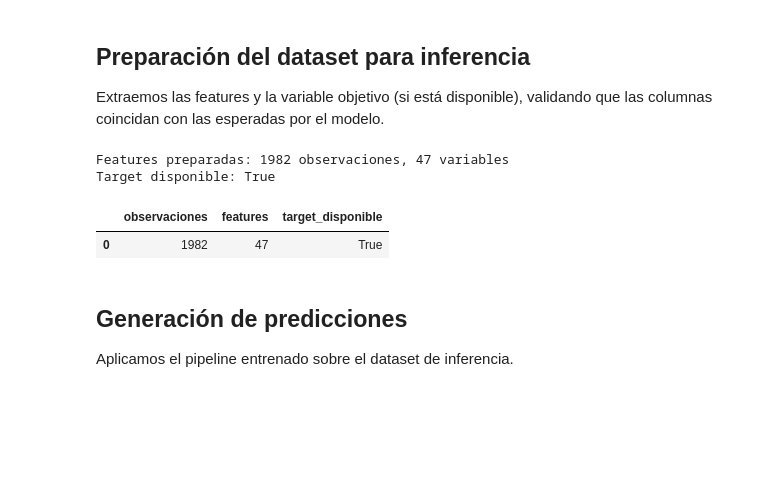
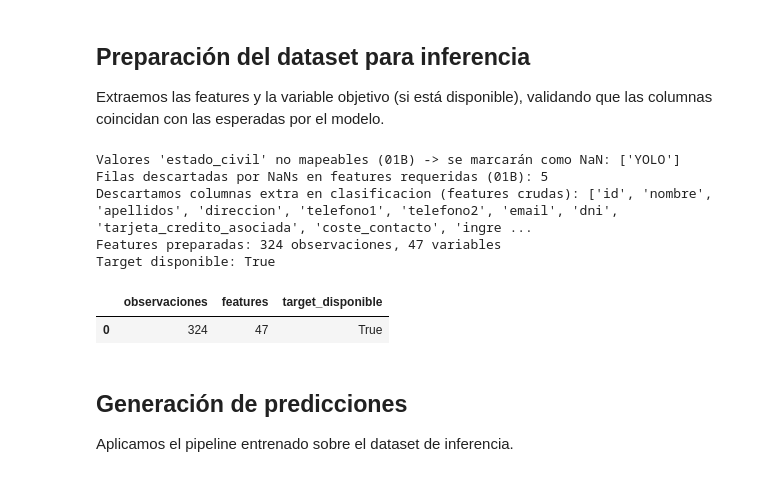
Before and after one commit to alanslzrr/machine-learning-customer-analytics-retail, a Jupyter notebook: proyecto_03_inferencia.ipynb, the cells around one changed output. Cells and saved outputs as stored; diff of their text form; code cells hidden in the pictures; blank space fills up the shorter version.

```diff
--- a/proyecto_03_inferencia.ipynb
+++ b/proyecto_03_inferencia.ipynb
@@ -19,7 +19,7 @@ warnings.filterwarnings('ignore')
 TAREA: Literal["clasificacion", "regresion"] = "clasificacion"
 
 # Rutas - Modificar DATA_FILE para aplicar sobre datos nuevos
-DATA_FILE = Path("data/interim/supermercado_limpio.csv")
+DATA_FILE = Path("data/proy_supermercado_test.csv")
 
 MODEL_FILE = Path("models/pipeline_clasificacion_sin_leakage.pkl") if TAREA == "clasificacion" else Path("models/pipeline_regresion_sin_leakage.pkl")
 
@@ -129,57 +397,34 @@ def preparar_regresion(df: pd.DataFrame, meta: dict) -> Tuple[pd.DataFrame, pd.S
 
 Extraemos las features y la variable objetivo (si está disponible), validando que las columnas coincidan con las esperadas por el modelo.
 # %%
+# Aplicar el mismo preprocesamiento determinístico de 01B antes de alinear columnas
+df_raw = preprocesamiento_deterministico_01b(df_raw, TARGET_COL, metadata)
 
-# Determinar columnas esperadas
-# Nota: el pipeline guarda el step como "preprocessor" (no "preprocess"); se maneja ambos por compatibilidad.
-preproc = None
-if hasattr(model, "named_steps"):
-    preproc = model.named_steps.get("preprocessor") or model.named_steps.get("preprocess")
-
-preproc_cols = []
-if preproc is not None and hasattr(preproc, "transformers_"):
-    for _, _, cols in preproc.transformers_:
-        if cols == "drop" or cols is None:
-            continue
-        if isinstance(cols, (list, tuple)):
-            preproc_cols.extend(list(cols))
-        else:
-            try:
-                preproc_cols.extend(list(cols))
-            except TypeError:
-                pass
-
-# Preparar features según tarea
+# Preparar features según tarea (alineación exacta a metadata)
 if TAREA == "clasificacion":
-    X_inf, y_inf = preparar_features(df_raw)
-    expected_cols = metadata.get("raw_feature_names", [])
-    if preproc_cols:
-        expected_cols = list(set(expected_cols) | set(preproc_cols))
-    X_inf = validar_columnas(X_inf, expected_cols, "clasificacion", allow_extras=True)
+    X_inf, y_inf = preparar_features(df_raw, metadata)
 elif TAREA == "regresion":
     X_inf, y_inf = preparar_regresion(df_raw, metadata)
-    expected_cols = metadata.get("reg_raw_feature_names") or metadata.get("raw_feature_names", [])
-    if preproc_cols:
-        expected_cols = list(set(expected_cols) | set(preproc_cols))
-    X_inf = validar_columnas(X_inf, expected_cols, "regresion", allow_extras=True)
 else:
     raise ValueError(f"Tarea no reconocida: {TAREA}")
 
 print(f"Features preparadas: {X_inf.shape[0]} observaciones, {X_inf.shape[1]} variables")
 print(f"Target disponible: {y_inf is not None}")
 
-# Resumen
 resumen_dimensiones = pd.DataFrame({
     "observaciones": [X_inf.shape[0]],
     "features": [X_inf.shape[1]],
     "target_disponible": [y_inf is not None]
 })
 resumen_dimensiones
 # %% [output]
-Features preparadas: 1982 observaciones, 47 variables
+Valores 'estado_civil' no mapeables (01B) -> se marcarán como NaN: ['YOLO']
+Filas descartadas por NaNs en features requeridas (01B): 5
+Descartamos columnas extra en clasificacion (features crudas): ['id', 'nombre', 'apellidos', 'direccion', 'telefono1', 'telefono2', 'email', 'dni', 'tarjeta_credito_asociada', 'coste_contacto', 'ingre ...
+Features preparadas: 324 observaciones, 47 variables
 Target disponible: True
 |  | observaciones | features | target_disponible |
-| 0 | 1982 | 47 | True |
+| 0 | 324 | 47 | True |
 # %% [markdown]
 ## Generación de predicciones
 
```
Also changed, not shown: parts of 7 cells of this notebook.
